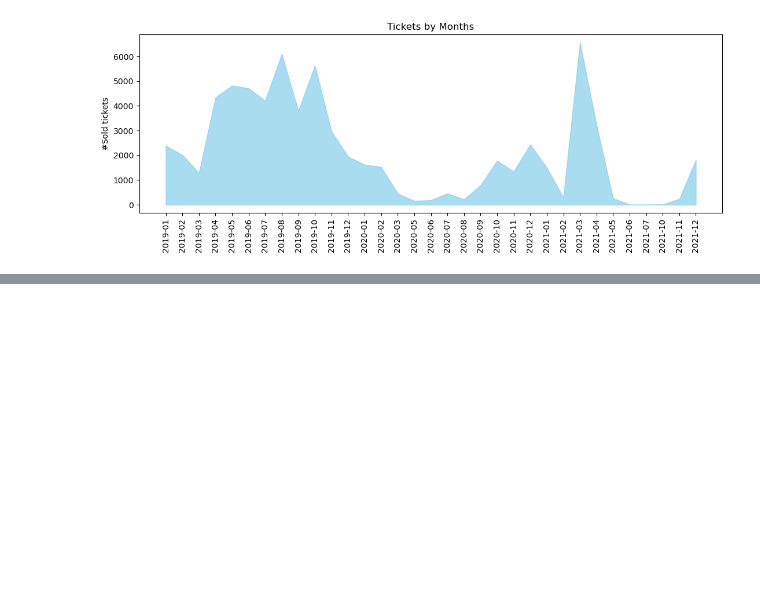
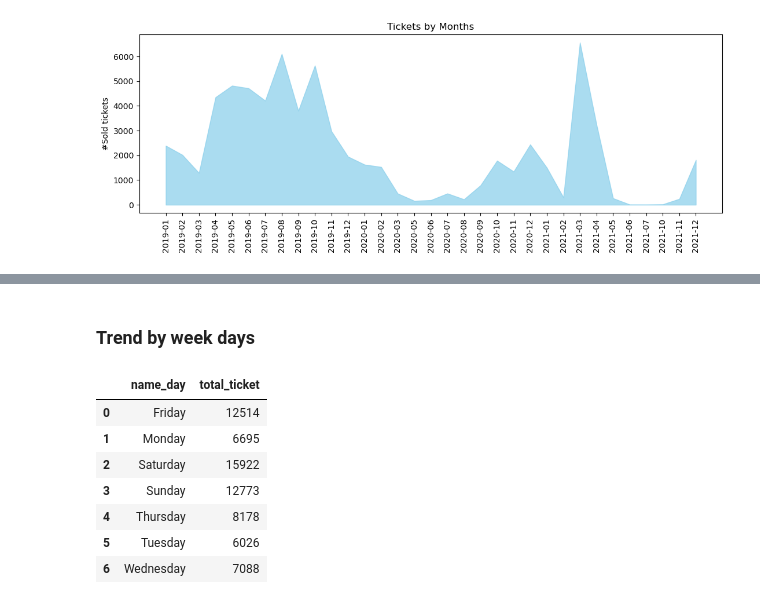
Before and after one commit to DucD0610/HOYTS-Cinema-Ticket-Sales-Analysis, a Jupyter notebook: Capstone project/captone project.ipynb, the cells around one changed output, grey strips where cells are left out. Saved outputs shown, nothing was run; the diff lists cells and outputs as text; code cells hidden in the pictures; blank space fills up the shorter version.

```diff
--- a/Capstone project/captone project.ipynb
+++ b/Capstone project/captone project.ipynb
@@ -683,0 +757,2 @@ These trends can be explained by the lockdowns during the COVID-19 pandemic. Dur
+# %% [markdown]
+### Trend by week days
@@ -683,0 +766,11 @@ These trends can be explained by the lockdowns during the COVID-19 pandemic. Dur
+# %%
+df_time_week_dim
+# %% [output]
+|  | name_day | total_ticket |
+| 0 | Friday | 12514 |
+| 1 | Monday | 6695 |
+| 2 | Saturday | 15922 |
+| 3 | Sunday | 12773 |
+| 4 | Thursday | 8178 |
+| 5 | Tuesday | 6026 |
+| 6 | Wednesday | 7088 |
```
Also changed, not shown: parts of 14 cells of this notebook.
